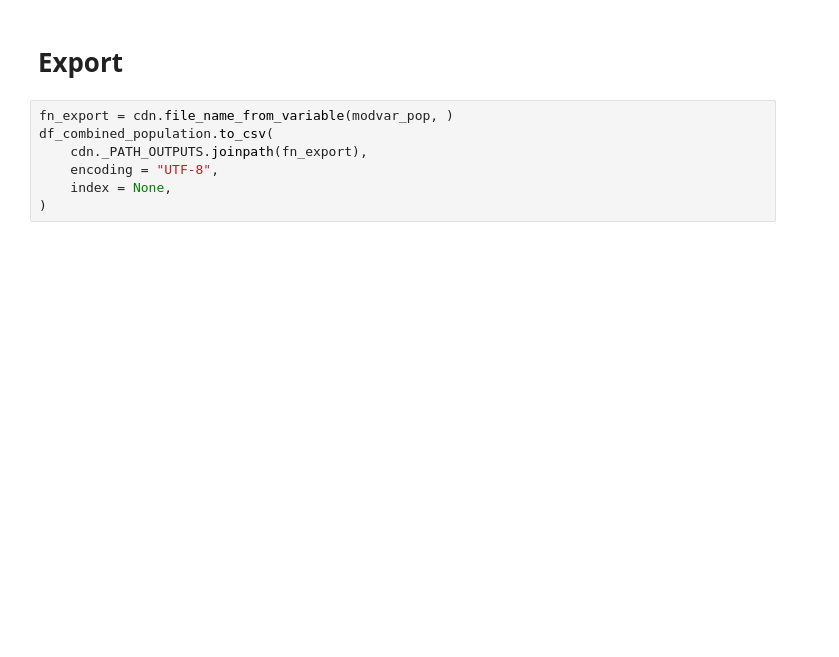
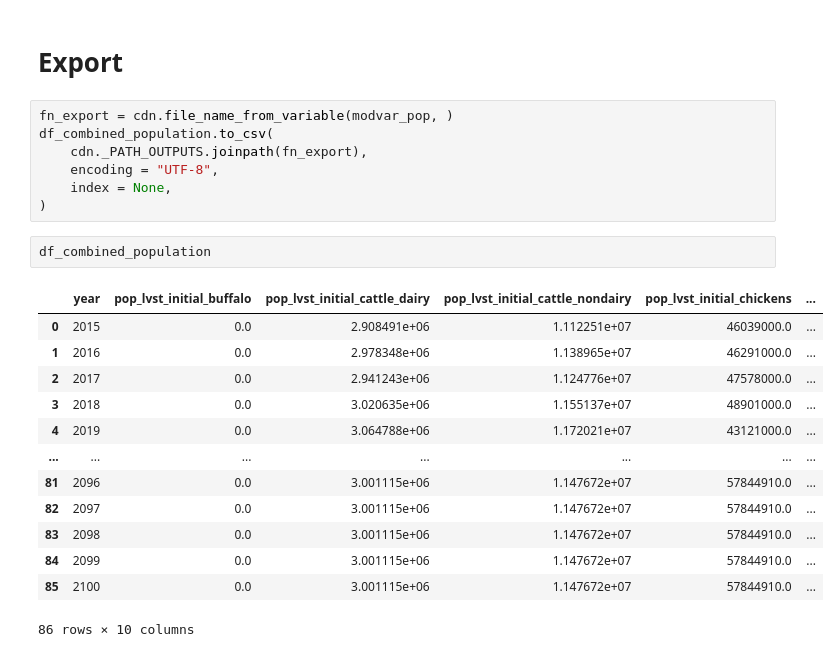
Before and after one commit to sisepuede-framework/ssp_uganda_data, a Jupyter notebook: data_processing/LIVESTOCK_POPULATION.ipynb, the cells around one changed output. Saved outputs shown, nothing was run; the diff lists cells and outputs as text; blank space fills up the shorter version.

```diff
--- a/data_processing/LIVESTOCK_POPULATION.ipynb
+++ b/data_processing/LIVESTOCK_POPULATION.ipynb
@@ -713,3 +714,19 @@ df_combined_population.to_csv(
     encoding = "UTF-8",
     index = None,
 )
+# %%
+df_combined_population
+# %% [output]
+|  | year | pop_lvst_initial_buffalo | pop_lvst_initial_cattle_dairy | pop_lvst_initial_cattle_nondairy | pop_lvst_initial_chickens | ... |
+| 0 | 2015 | 0.0 | 2.908491e+06 | 1.112251e+07 | 46039000.0 | ... |
+| 1 | 2016 | 0.0 | 2.978348e+06 | 1.138965e+07 | 46291000.0 | ... |
+| 2 | 2017 | 0.0 | 2.941243e+06 | 1.124776e+07 | 47578000.0 | ... |
+| 3 | 2018 | 0.0 | 3.020635e+06 | 1.155137e+07 | 48901000.0 | ... |
+| 4 | 2019 | 0.0 | 3.064788e+06 | 1.172021e+07 | 43121000.0 | ... |
+| ... | ... | ... | ... | ... | ... | ... |
+| 81 | 2096 | 0.0 | 3.001115e+06 | 1.147672e+07 | 57844910.0 | ... |
+| 82 | 2097 | 0.0 | 3.001115e+06 | 1.147672e+07 | 57844910.0 | ... |
+| 83 | 2098 | 0.0 | 3.001115e+06 | 1.147672e+07 | 57844910.0 | ... |
+| 84 | 2099 | 0.0 | 3.001115e+06 | 1.147672e+07 | 57844910.0 | ... |
+| 85 | 2100 | 0.0 | 3.001115e+06 | 1.147672e+07 | 57844910.0 | ... |
+86 rows × 10 columns
```
Also changed, not shown: parts of 3 cells of this notebook, 3 other files.
